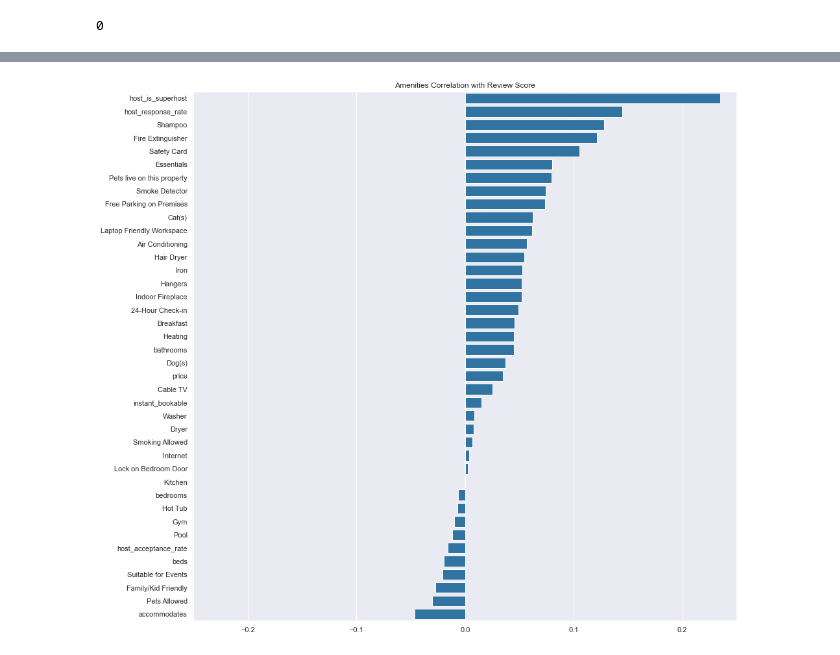
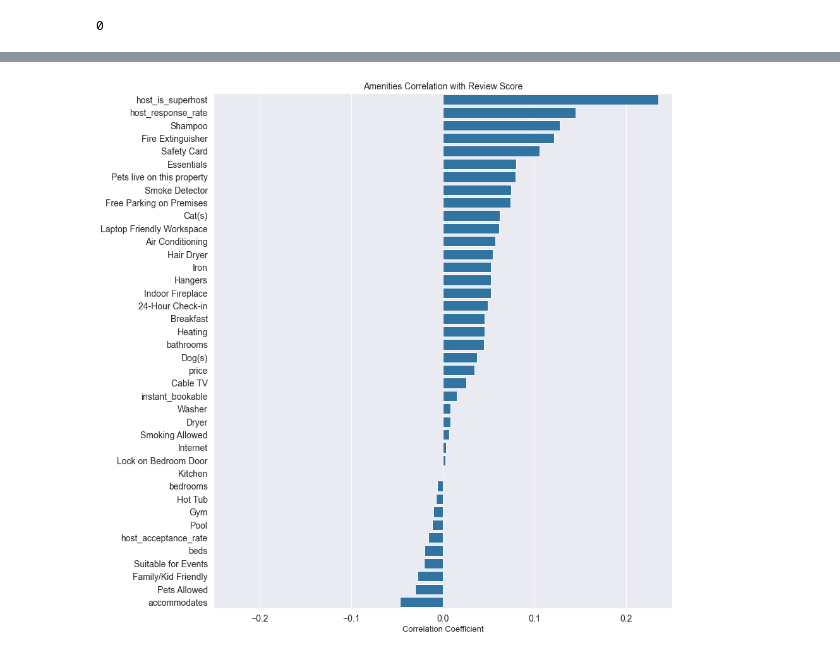
Before and after one commit to bwblock/airbnb-dataset, a Jupyter notebook: data-visualization.ipynb, the cells around one changed output, grey strips where cells are left out. Cells and saved outputs as stored; diff of their text form; code cells hidden in the pictures.

Commit message:
updated graphs

```diff
--- a/data-visualization.ipynb
+++ b/data-visualization.ipynb
@@ -322,13 +331,16 @@ rank_order.drop(labels='review_scores_rating',inplace=True)
 # %%
 sns.set(rc={'figure.figsize':(12,12)})
 # %%
-plt.figure(figsize=(15,15))
-g = sns.barplot(y=rank_order.index,x=rank_order.values,orient="h",color='tab:blue')
-plt.title("Amenities Correlation with Review Score")
-g.set(xlim=(-.25, .25))
+plt.figure(figsize=(13,15))
+x = sns.barplot(y=rank_order.index,x=rank_order.values,orient="h",color='tab:blue')
+x.set_ylabel("",fontsize=13)
+x.set_xlabel("Correlation Coefficient",fontsize=13)
+x.tick_params(labelsize=14)
+x.axes.set_title("Amenities Correlation with Review Score",fontsize=14)
+x.set(xlim=(-.25, .25))
 plt.show()
 # %% [output]
-[figure, old version]
+[figure, new version]
 # %%
 #rank_order.drop(labels='review_scores_rating',inplace=True)
 #rank_order.plot(kind='barh',figsize=(10,10),xlim=(-.25,.25),title='Correlation of Amenities With Review Score')
```
Also changed, not shown: parts of 3 cells of this notebook.
